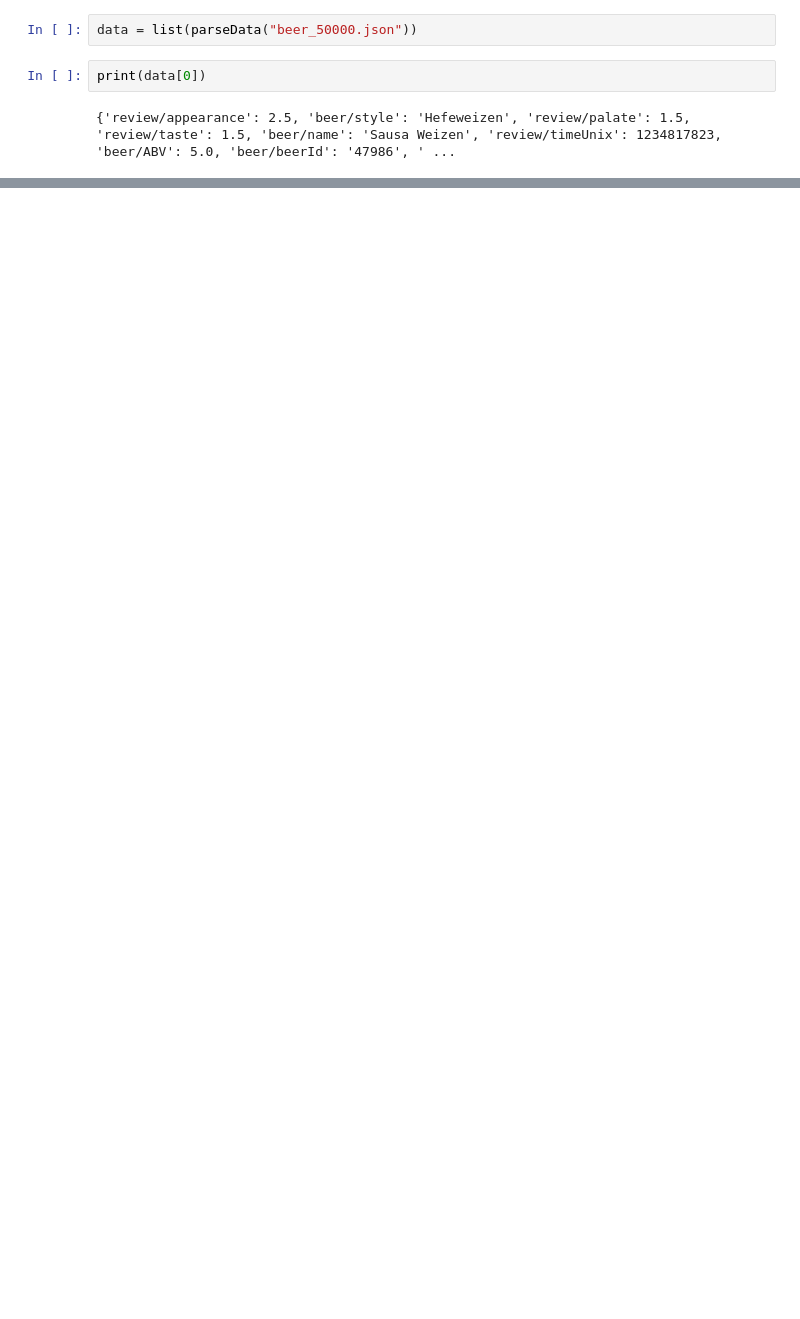
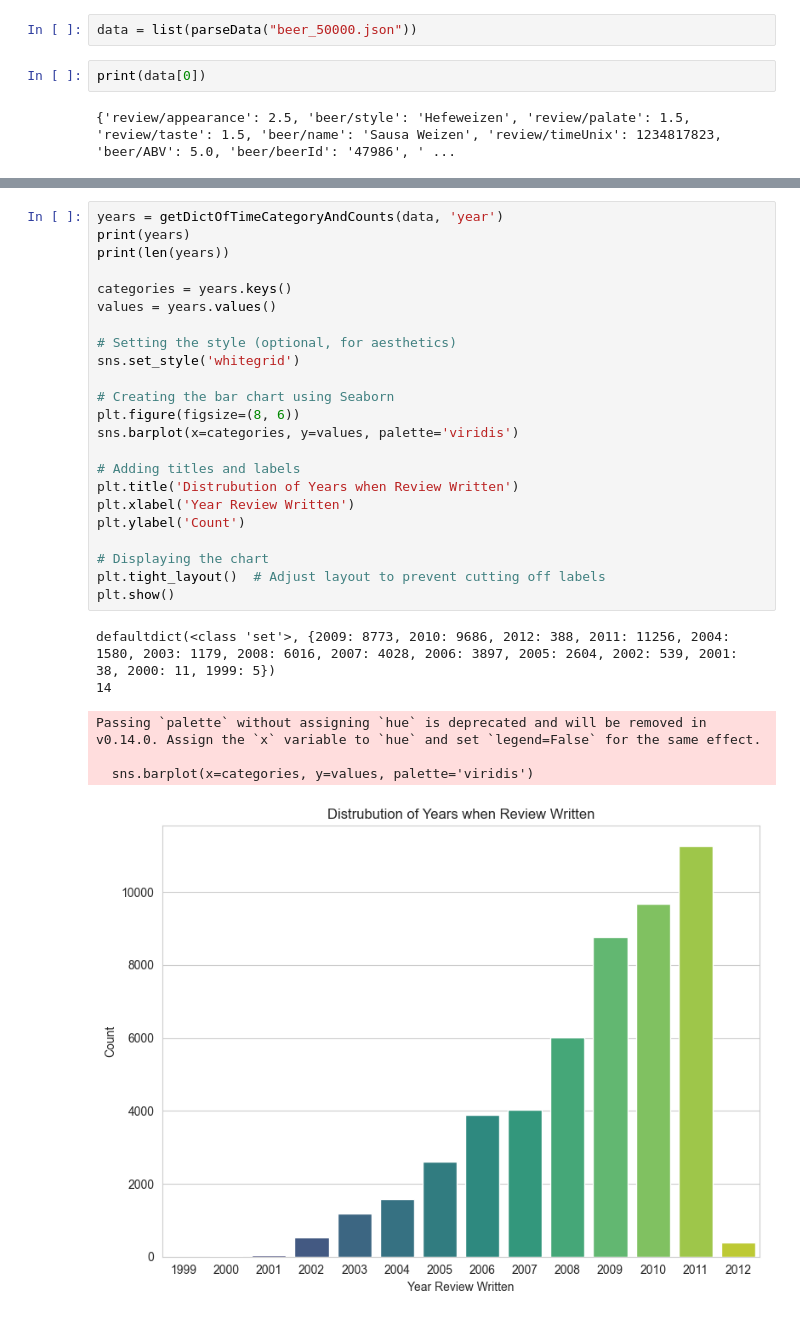
Before and after one commit to cjbonill/CSE258_RecommenderSystems, a Jupyter notebook: assignment2.ipynb, the cells around one changed output, grey strips where cells are left out. Cells and saved outputs as stored; diff of their text form; blank space fills up the shorter version.

```diff
--- a/assignment2.ipynb
+++ b/assignment2.ipynb
@@ -102,0 +162,30 @@ Passing `palette` without assigning `hue` is deprecated and will be removed in v
+# %%
+years = getDictOfTimeCategoryAndCounts(data, 'year')
+print(years)
+print(len(years))
+
+categories = years.keys()
+values = years.values()
+
+# Setting the style (optional, for aesthetics)
+sns.set_style('whitegrid')
+
+# Creating the bar chart using Seaborn
+plt.figure(figsize=(8, 6))
+sns.barplot(x=categories, y=values, palette='viridis')
+
+# Adding titles and labels
+plt.title('Distrubution of Years when Review Written')
+plt.xlabel('Year Review Written')
+plt.ylabel('Count')
+
+# Displaying the chart
+plt.tight_layout()  # Adjust layout to prevent cutting off labels
+plt.show()
+# %% [output]
+defaultdict(<class 'set'>, {2009: 8773, 2010: 9686, 2012: 388, 2011: 11256, 2004: 1580, 2003: 1179, 2008: 6016, 2007: 4028, 2006: 3897, 2005: 2604, 2002: 539, 2001: 38, 2000: 11, 1999: 5})
+14
+Passing `palette` without assigning `hue` is deprecated and will be removed in v0.14.0. Assign the `x` variable to `hue` and set `legend=False` for the same effect.
+
+  sns.barplot(x=categories, y=values, palette='viridis')
+[figure, added]
```
Also changed, not shown: parts of 10 cells of this notebook, 2 other files.
